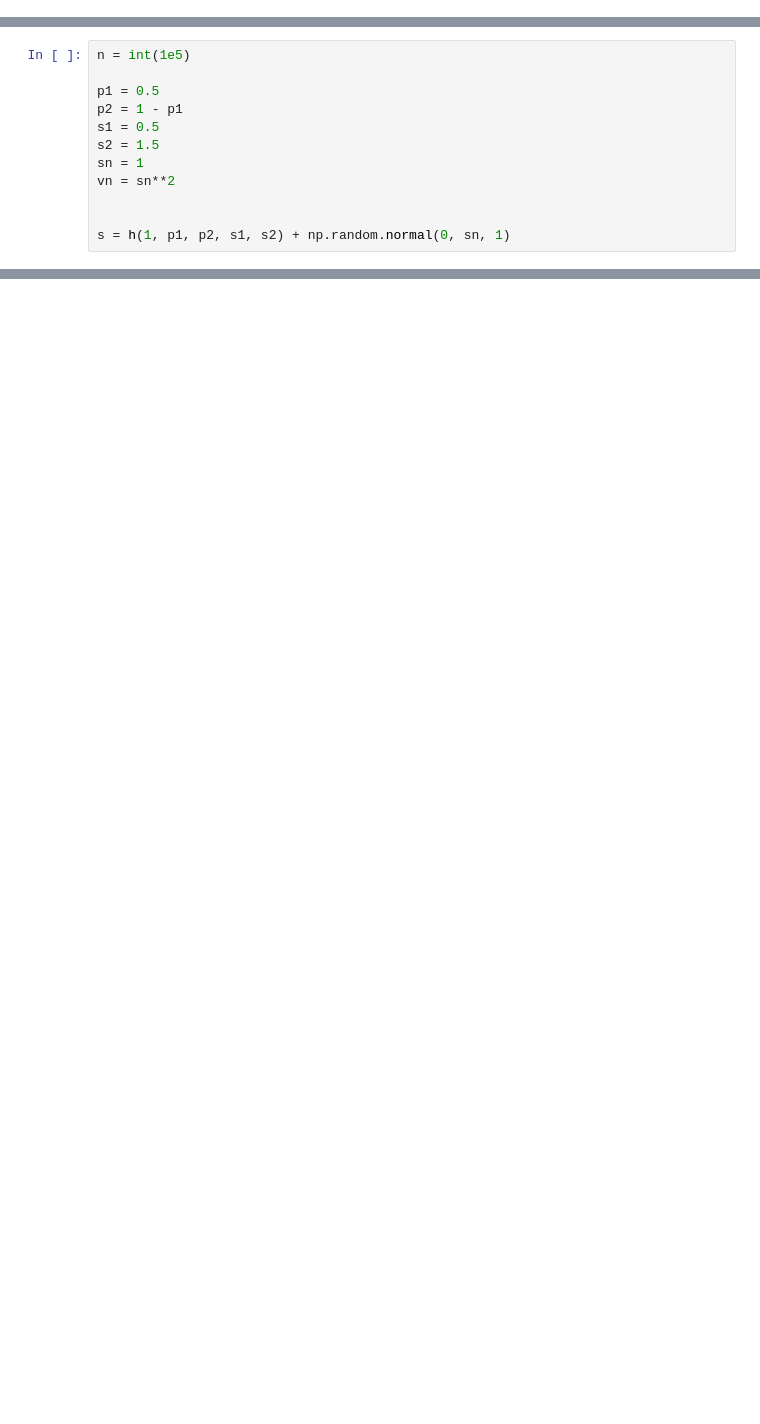
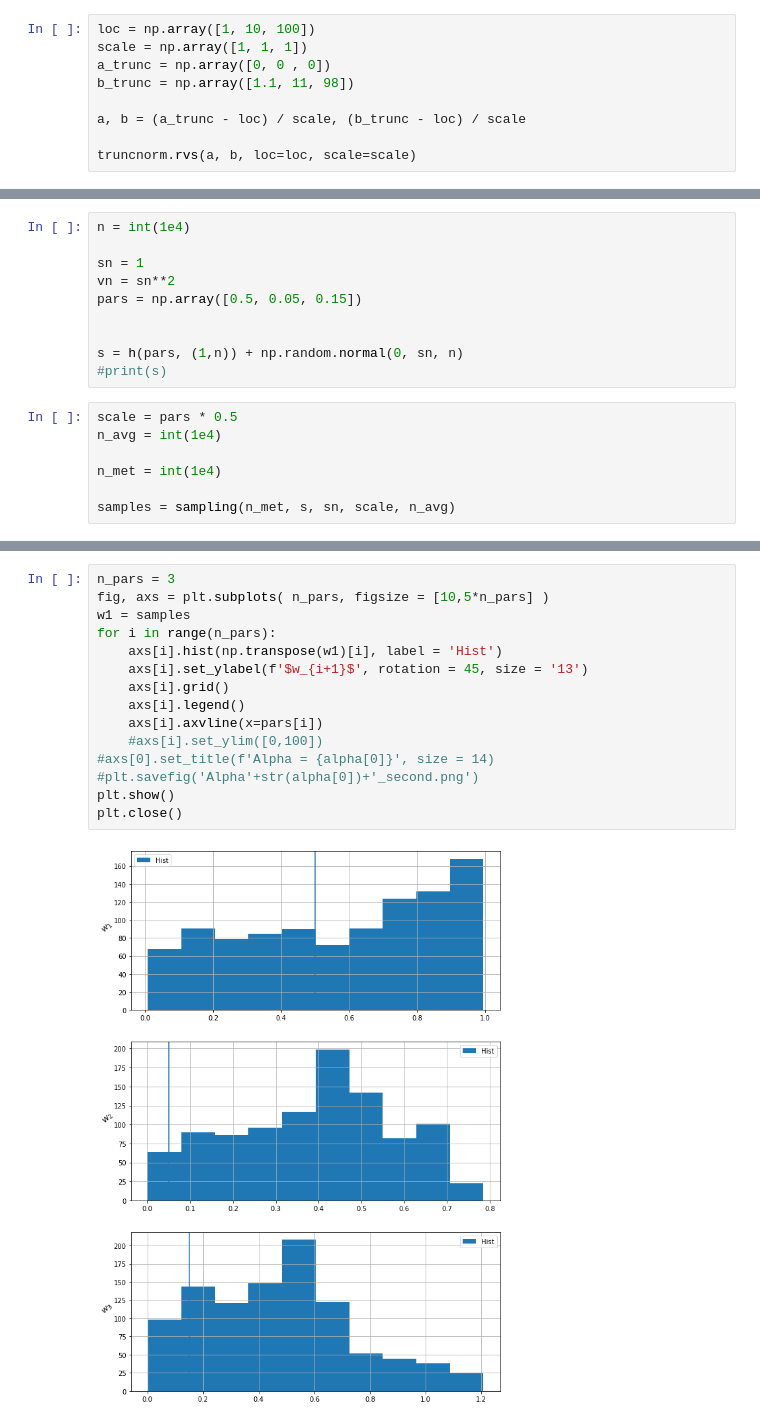
Before and after one commit to marcgrillo/mcwmc2_pt2, a Jupyter notebook: notebook.ipynb, the cells around one changed output, grey strips where cells are left out. Cells and saved outputs as stored; diff of their text form; blank space fills up the shorter version.

```diff
--- a/notebook.ipynb
+++ b/notebook.ipynb
@@ -19,0 +8,9 @@ def effe_div_gi(s, h, beta, sn):
+# %%
+loc = np.array([1, 10, 100])
+scale = np.array([1, 1, 1])
+a_trunc = np.array([0, 0 , 0])
+b_trunc = np.array([1.1, 11, 98])
+
+a, b = (a_trunc - loc) / scale, (b_trunc - loc) / scale
+
+truncnorm.rvs(a, b, loc=loc, scale=scale)
@@ -20,12 +116,17 @@ def effe_div_gi(s, h, beta, sn):
 # %%
-n = int(1e5)
+n = int(1e4)
 
-p1 = 0.5
-p2 = 1 - p1
-s1 = 0.5
-s2 = 1.5
 sn = 1
 vn = sn**2
+pars = np.array([0.5, 0.05, 0.15])
 
 
-s = h(1, p1, p2, s1, s2) + np.random.normal(0, sn, 1)
+s = h(pars, (1,n)) + np.random.normal(0, sn, n)
+#print(s)
+# %%
+scale = pars * 0.5
+n_avg = int(1e4)
+
+n_met = int(1e4)
+
+samples = sampling(n_met, s, sn, scale, n_avg)
@@ -31,0 +135,17 @@ s = h(1, p1, p2, s1, s2) + np.random.normal(0, sn, 1)
+# %%
+n_pars = 3
+fig, axs = plt.subplots( n_pars, figsize = [10,5*n_pars] )
+w1 = samples
+for i in range(n_pars):
+    axs[i].hist(np.transpose(w1)[i], label = 'Hist')
+    axs[i].set_ylabel(f'$w_{i+1}$', rotation = 45, size = '13')
+    axs[i].grid()
+    axs[i].legend()
+    axs[i].axvline(x=pars[i])
+    #axs[i].set_ylim([0,100])
+#axs[0].set_title(f'Alpha = {alpha[0]}', size = 14)
+#plt.savefig('Alpha'+str(alpha[0])+'_second.png')
+plt.show()
+plt.close()
+# %% [output]
+[figure, added]
```
Also changed, not shown: parts of 16 cells of this notebook.
